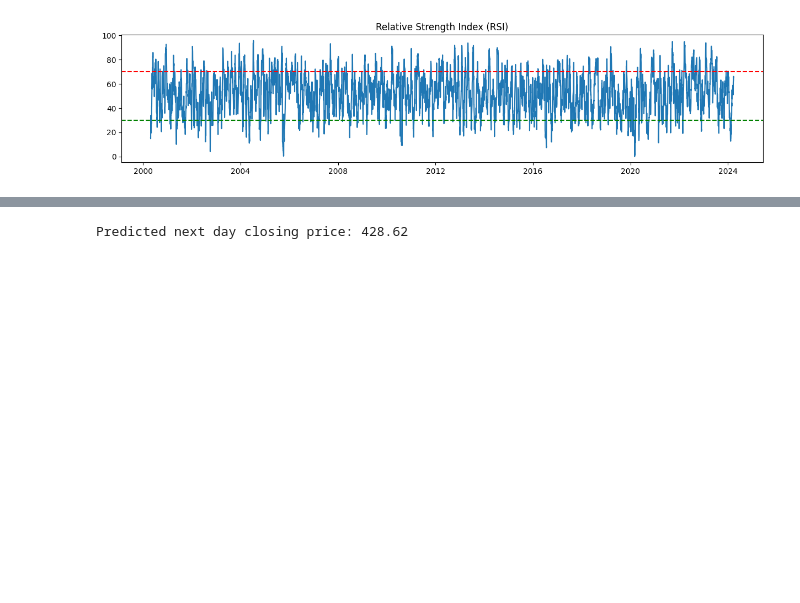
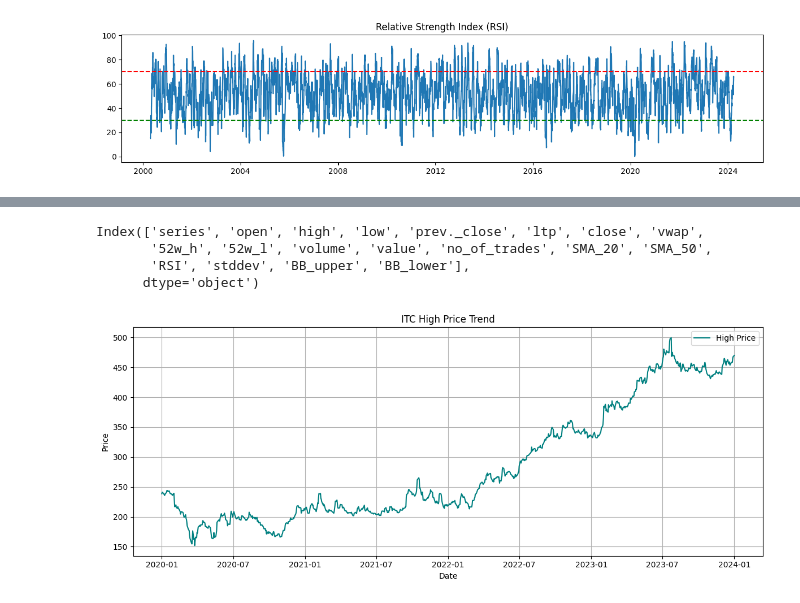
Before and after one commit to Vrunda-Kulkarni/Stock_Price_Prediction, a Jupyter notebook: 01_data_exploration_ITC.ipynb, the cells around one changed output, grey strips where cells are left out. Drawn from its saved outputs; the diff is of its cells as text; code cells hidden in the pictures; blank space fills up the shorter version.

Commit message:
added a function to plot stock price trend for a given date range

```diff
--- a/01_data_exploration.ipynb
+++ b/01_data_exploration_ITC.ipynb
@@ -164,38 +98,7 @@ Timestamp('2024-03-28 00:00:00')
-# %%
-import pandas as pd
-from sklearn.ensemble import RandomForestRegressor
-
-# Sort the dataframe by date to be safe
-last_6_months_df = last_6_months_df.sort_values('date').reset_index(drop=True)
-
-# Create lag features (previous 5 days closing prices)
-for lag in range(1, 6):
-    last_6_months_df[f'lag_{lag}'] = last_6_months_df['close'].shift(lag)
-
-# Drop rows with NaN created by lagging
-last_6_months_df = last_6_months_df.dropna().reset_index(drop=True)
-
-# Define feature columns
-feature_cols = [f'lag_{lag}' for lag in range(1, 6)]
-
-# Features and target
-X = last_6_months_df[feature_cols]
-y = last_6_months_df['close']
-
-# Train on all except last row
-X_train = X[:-1]
-y_train = y[:-1]
-
-# Use last row's features to predict next day price
-X_pred = X.iloc[-1:].values
-
-# Initialize and train Random Forest
-rf = RandomForestRegressor(n_estimators=100, random_state=42)
-rf.fit(X_train, y_train)
-
-# Predict next day price
-next_day_price_pred = rf.predict(X_pred)
-
-print(f"Predicted next day closing price: {next_day_price_pred[0]:.2f}")
-# %% [output]
-Predicted next day closing price: 428.62
+# %%
+itc_df.columns
+# %% [output]
+Index(['series', 'open', 'high', 'low', 'prev._close', 'ltp', 'close', 'vwap',
+       '52w_h', '52w_l', 'volume', 'value', 'no_of_trades', 'SMA_20', 'SMA_50',
+       'RSI', 'stddev', 'BB_upper', 'BB_lower'],
+      dtype='object')
@@ -201,0 +148,6 @@ Predicted next day closing price: 428.62
+# %%
+
+# High prices instead of close
+plot_price_trend_itc(start_date='2020-01-01', end_date='2024-01-01', column='high')
+# %% [output]
+[figure, added]
```
Also changed, not shown: parts of 5 cells of this notebook.
